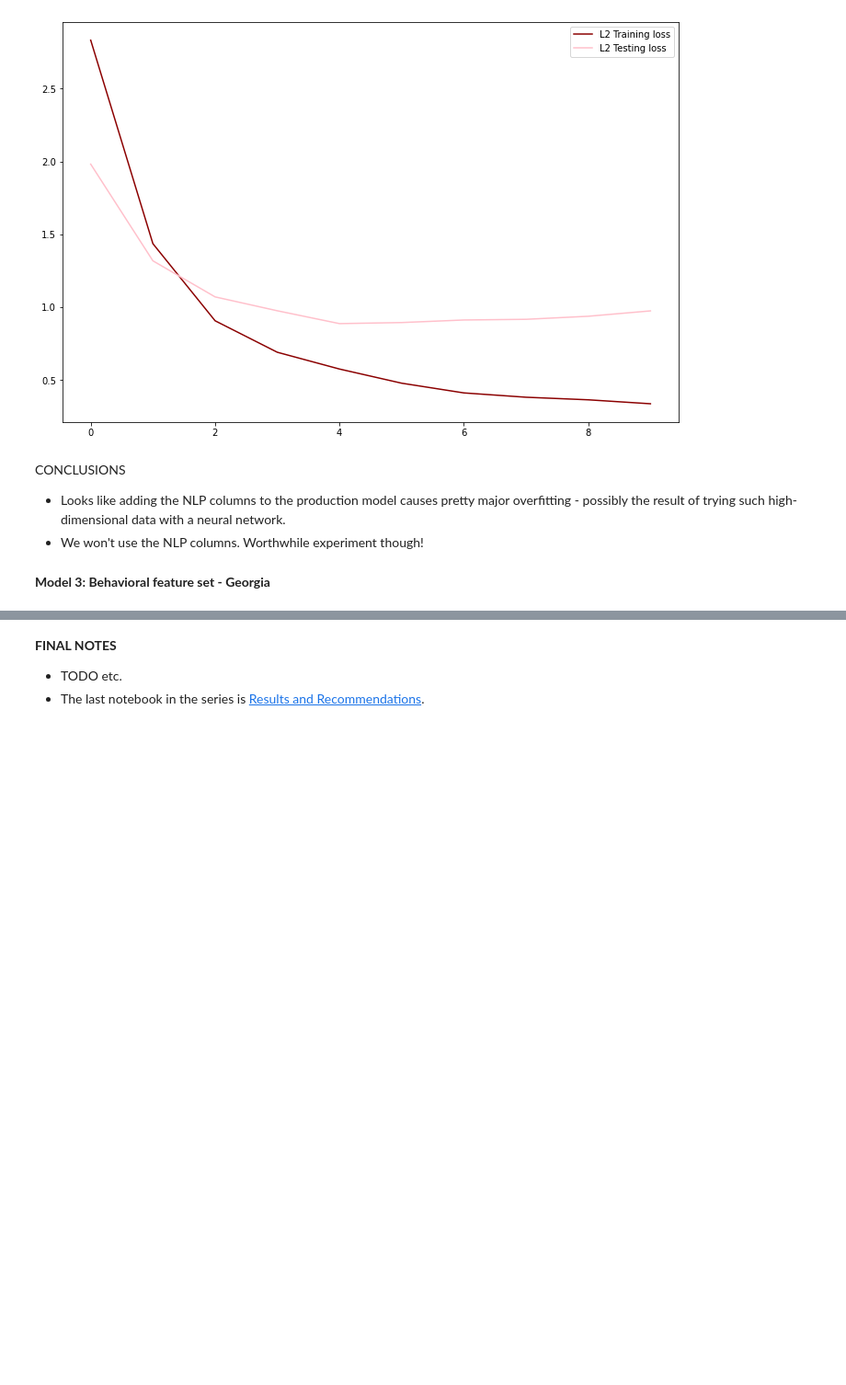
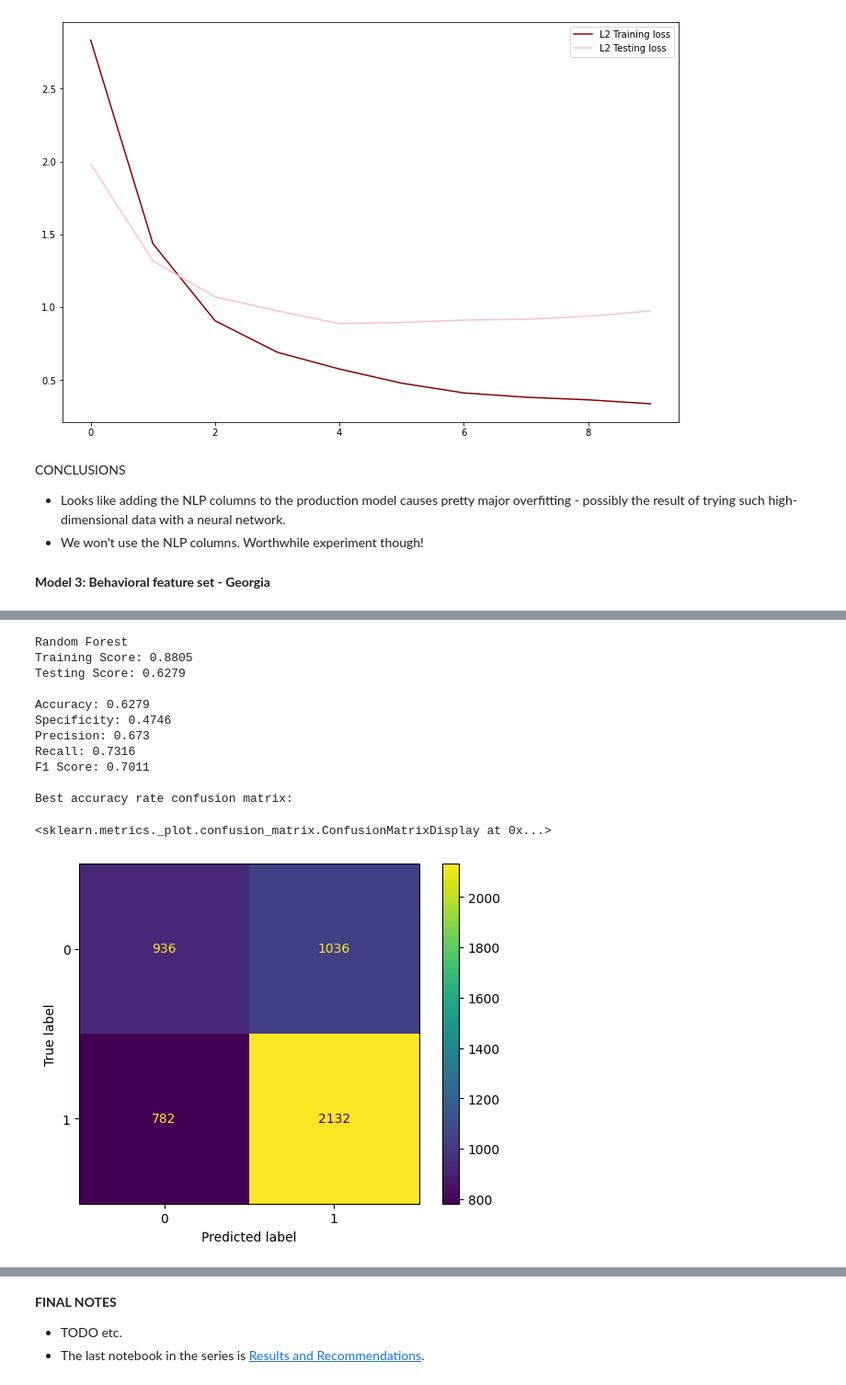
Before and after one commit to ga-dsi-822-group4/recidivism, a Jupyter notebook: notebooks/03a_experiments.ipynb, the cells around one changed output, grey strips where cells are left out. Shown at 92% size. Drawn from its saved outputs; the diff is of its cells as text; code cells hidden in the pictures; blank space fills up the shorter version.

```diff
--- a/notebooks/03a_experiments.ipynb
+++ b/notebooks/03a_experiments.ipynb
@@ -180,0 +333,18 @@ CONCLUSIONS
+# %%
+rf = RandomForestClassifier(random_state=42)
+
+model_expers(rf, 'Random Forest')
+# %% [output]
+Random Forest
+Training Score: 0.8805
+Testing Score: 0.6279
+
+Accuracy: 0.6279
+Specificity: 0.4746
+Precision: 0.673
+Recall: 0.7316
+F1 Score: 0.7011
+
+Best accuracy rate confusion matrix:
+<sklearn.metrics._plot.confusion_matrix.ConfusionMatrixDisplay at 0x...>
+[figure, added]
```
Also changed, not shown: parts of 17 cells of this notebook, 9 other files.
